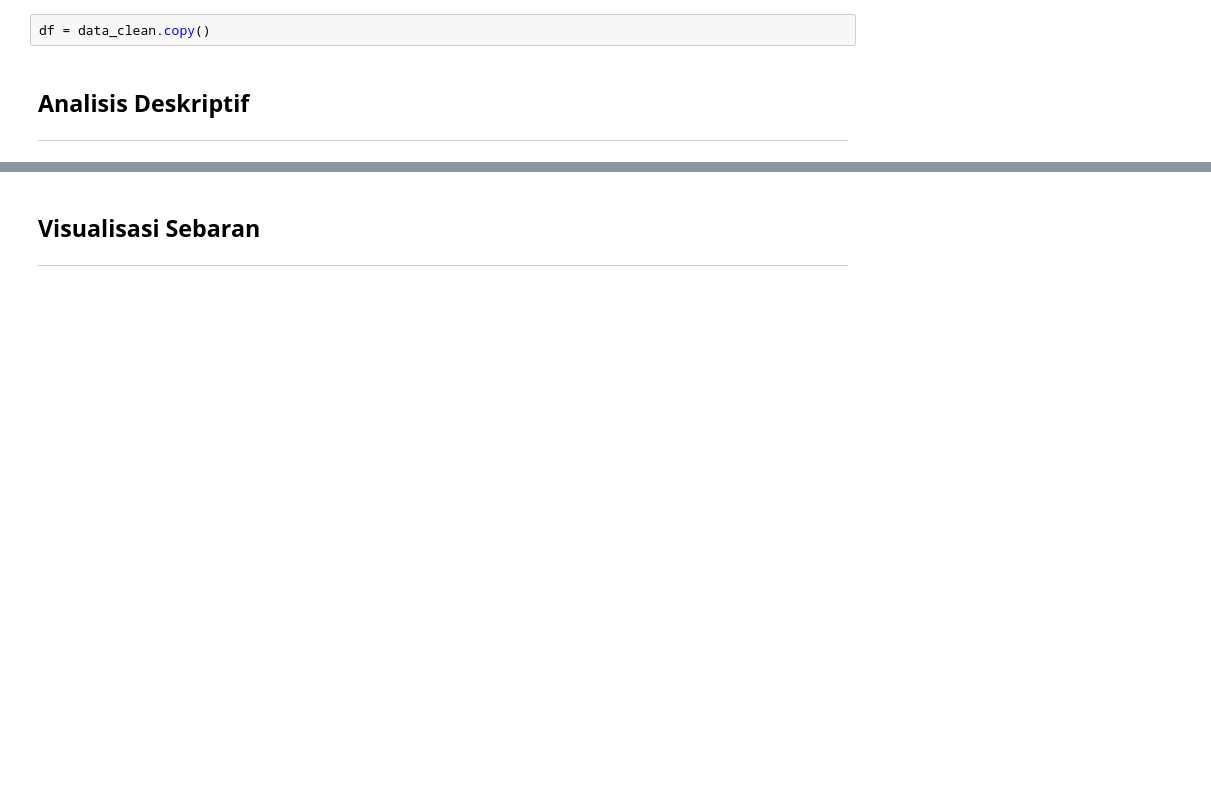
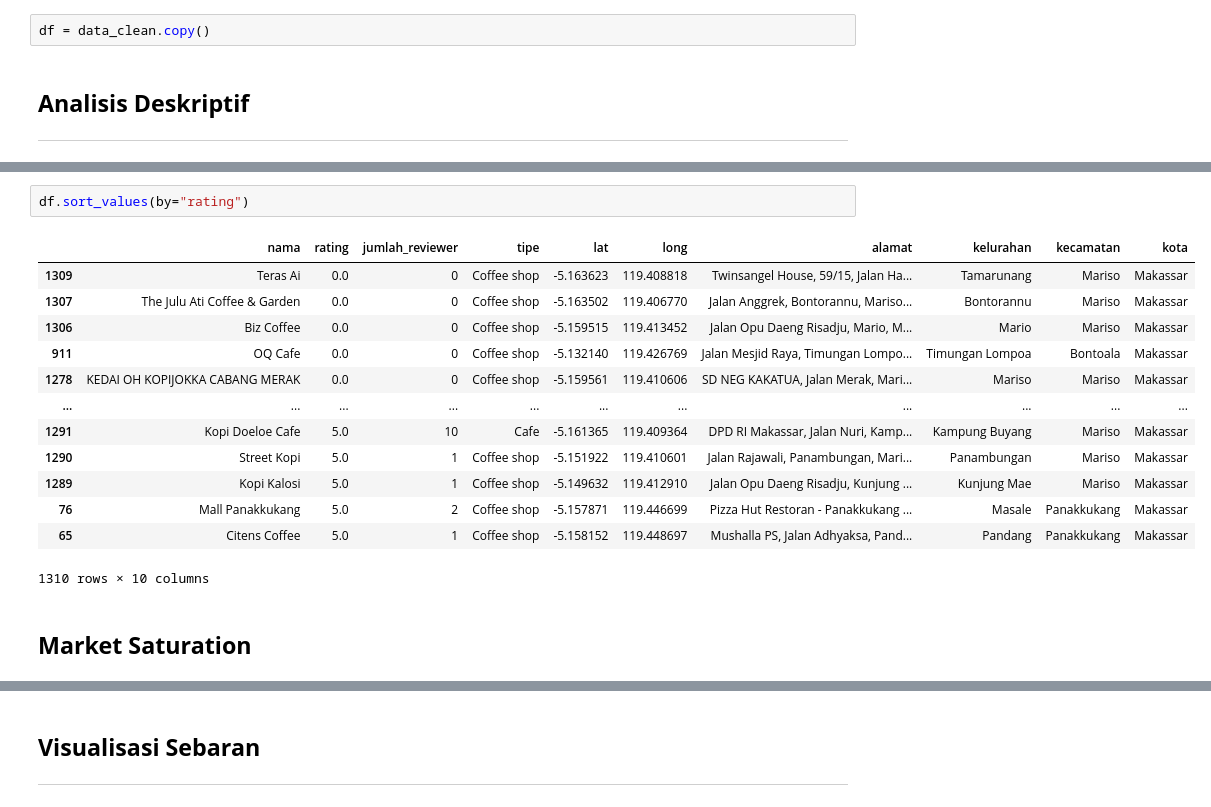
Before and after one commit to matimatech/geomarketing-coffeeshop-makassar, a Jupyter notebook: notebooks/exploration.ipynb, the cells around one changed output, grey strips where cells are left out. Saved outputs shown, nothing was run; the diff lists cells and outputs as text; blank space fills up the shorter version.

```diff
--- a/notebooks/exploration.ipynb
+++ b/notebooks/exploration.ipynb
@@ -45,0 +67,18 @@ df.describe()
+# %%
+df.sort_values(by="rating")
+# %% [output]
+|  | nama | rating | jumlah_reviewer | tipe | lat | long | alamat | kelurahan | kecamatan | kota |
+| 1309 | Teras Ai | 0.0 | 0 | Coffee shop | -5.163623 | 119.408818 | Twinsangel House, 59/15, Jalan Ha... | Tamarunang | Mariso | Makassar |
+| 1307 | The Julu Ati Coffee & Garden | 0.0 | 0 | Coffee shop | -5.163502 | 119.406770 | Jalan Anggrek, Bontorannu, Mariso... | Bontorannu | Mariso | Makassar |
+| 1306 | Biz Coffee | 0.0 | 0 | Coffee shop | -5.159515 | 119.413452 | Jalan Opu Daeng Risadju, Mario, M... | Mario | Mariso | Makassar |
+| 911 | OQ Cafe | 0.0 | 0 | Coffee shop | -5.132140 | 119.426769 | Jalan Mesjid Raya, Timungan Lompo... | Timungan Lompoa | Bontoala | Makassar |
+| 1278 | KEDAI OH KOPIJOKKA CABANG MERAK | 0.0 | 0 | Coffee shop | -5.159561 | 119.410606 | SD NEG KAKATUA, Jalan Merak, Mari... | Mariso | Mariso | Makassar |
+| ... | ... | ... | ... | ... | ... | ... | ... | ... | ... | ... |
+| 1291 | Kopi Doeloe Cafe | 5.0 | 10 | Cafe | -5.161365 | 119.409364 | DPD RI Makassar, Jalan Nuri, Kamp... | Kampung Buyang | Mariso | Makassar |
+| 1290 | Street Kopi | 5.0 | 1 | Coffee shop | -5.151922 | 119.410601 | Jalan Rajawali, Panambungan, Mari... | Panambungan | Mariso | Makassar |
+| 1289 | Kopi Kalosi | 5.0 | 1 | Coffee shop | -5.149632 | 119.412910 | Jalan Opu Daeng Risadju, Kunjung ... | Kunjung Mae | Mariso | Makassar |
+| 76 | Mall Panakkukang | 5.0 | 2 | Coffee shop | -5.157871 | 119.446699 | Pizza Hut Restoran - Panakkukang ... | Masale | Panakkukang | Makassar |
+| 65 | Citens Coffee | 5.0 | 1 | Coffee shop | -5.158152 | 119.448697 | Mushalla PS, Jalan Adhyaksa, Pand... | Pandang | Panakkukang | Makassar |
+1310 rows × 10 columns
+# %% [markdown]
+## **Market Saturation**
```
Also changed, not shown: parts of 11 cells of this notebook, 9 other files.
